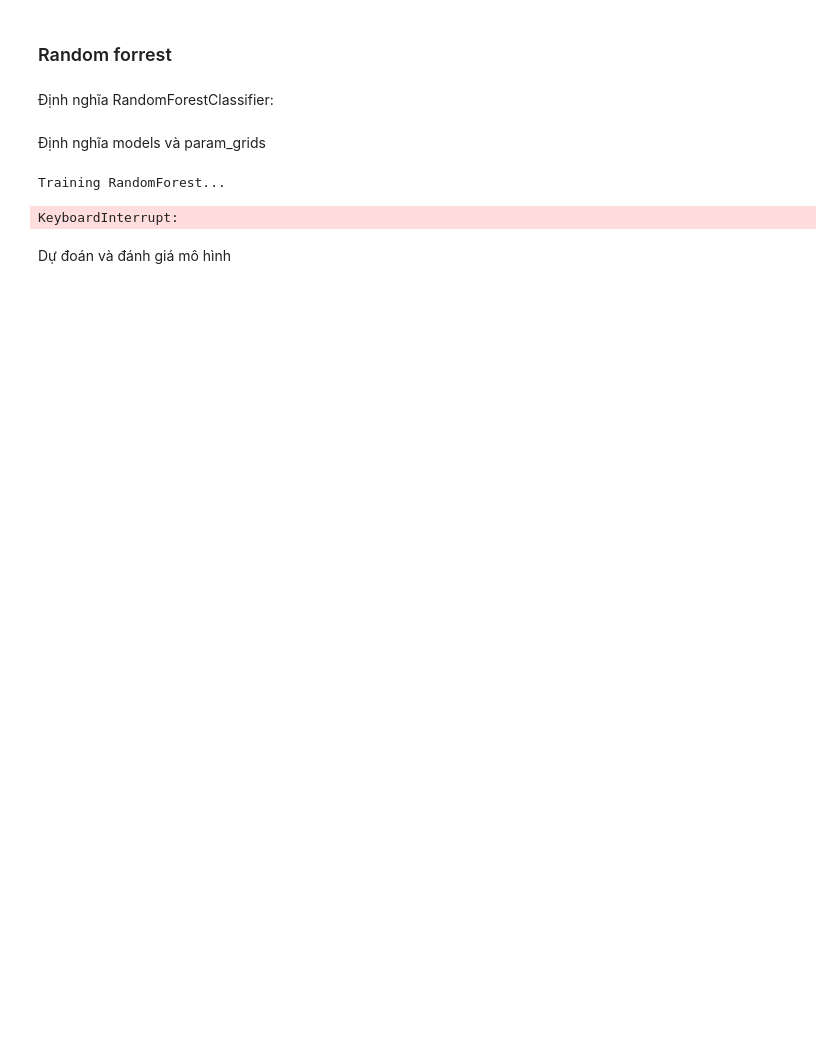
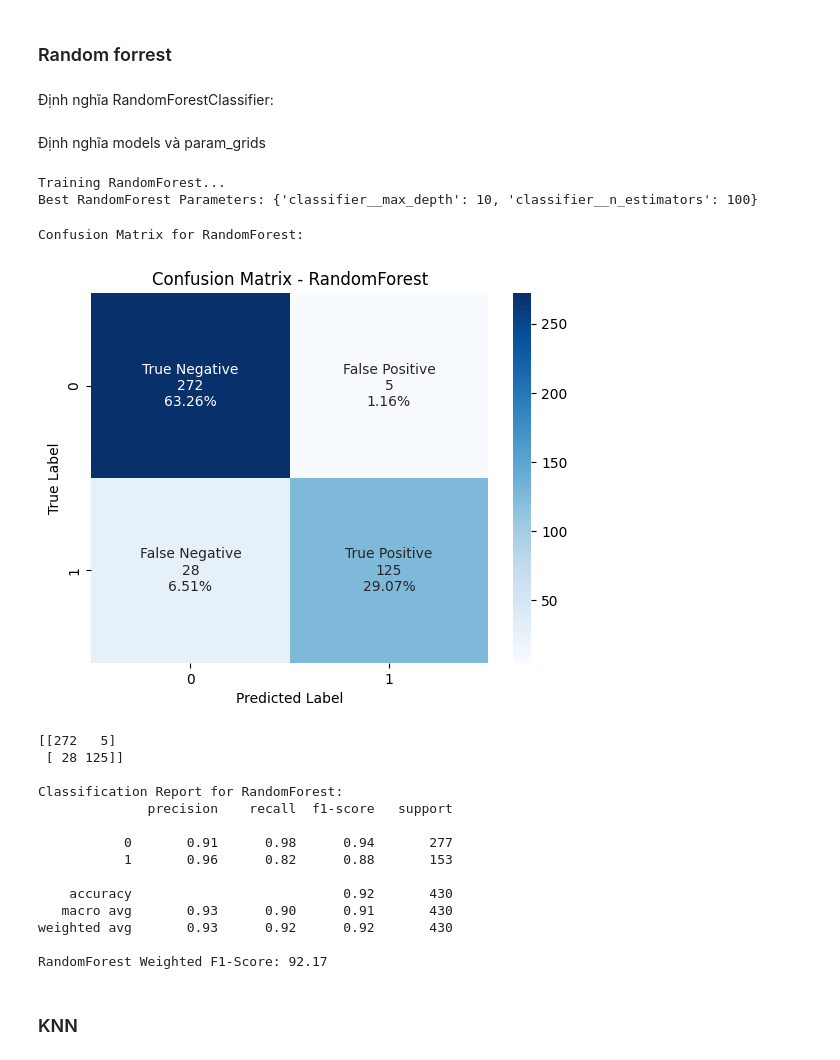
Before and after one commit to Ngoc-Quy-az1/Alzheimer-s-diagnosis, a Jupyter notebook: Algorithm/alzheimer-diagnosis.ipynb, the cells around one changed output. Drawn from its saved outputs; the diff is of its cells as text; code cells hidden in the pictures; blank space fills up the shorter version.

```diff
--- a/Algorithm/alzheimer-diagnosis.ipynb
+++ b/Algorithm/alzheimer-diagnosis.ipynb
@@ -420,38 +497,40 @@ Weighted F1-Score: 91.6399222617625
 # %% [markdown]
 Định nghĩa models và param_grids
-# %%
-models = {
-    "RandomForest": Pipeline([
-        ('scaler', StandardScaler()),
-        ('classifier', RandomForestClassifier())
-    ])
-}
-
-param_grids = {
-    "RandomForest": {
-        'classifier__n_estimators': [50, 100],
-        'classifier__max_depth': [None, 5, 10]
-    }
-}
 # %%
 x_train = x_train.reset_index(drop=True)
 y_train = y_train.reset_index(drop=True)
 print("\nTraining RandomForest...")
-grid = GridSearchCV(models["RandomForest"], param_grids["RandomForest"], cv=10, scoring='accuracy', n_jobs=-1)
+grid = GridSearchCV(models["RandomForest"], param_grids["RandomForest"], cv=5, scoring='accuracy', n_jobs=-1)
 grid.fit(x_train, y_train)
 print(f"Best RandomForest Parameters: {grid.best_params_}")
 # %% [output]
 Training RandomForest...
+Best RandomForest Parameters: {'classifier__max_depth': 10, 'classifier__n_estimators': 100}
-KeyboardInterrupt:
 # %%
 best_params = grid.best_params_
+model_name = Algorithm[1]
 model2 = RandomForestClassifier(
     n_estimators=best_params['classifier__n_estimators'],
     max_depth=best_params['classifier__max_depth'],
-    min_samples_split=best_params['classifier__min_samples_split'],
-    min_samples_leaf=best_params['classifier__min_samples_leaf']
 )
 # Huấn luyện và dự đoán với model1
-train_and_predict(model1, x_train, y_train, x_test, y_test, Accuracy)
+train_and_predict(model2, model_name, x_train, y_train, x_test, y_test, Accuracy)
+# %% [output]
+Confusion Matrix for RandomForest:
+[figure, added]
+[[272   5]
+ [ 28 125]]
+
+Classification Report for RandomForest:
+              precision    recall  f1-score   support
+
+           0       0.91      0.98      0.94       277
+           1       0.96      0.82      0.88       153
+
+    accuracy                           0.92       430
+   macro avg       0.93      0.90      0.91       430
+weighted avg       0.93      0.92      0.92       430
+
+RandomForest Weighted F1-Score: 92.17
 # %% [markdown]
-Dự đoán và đánh giá mô hình
+### KNN
```
Also changed, not shown: parts of 38 cells of this notebook, 5 other files.
